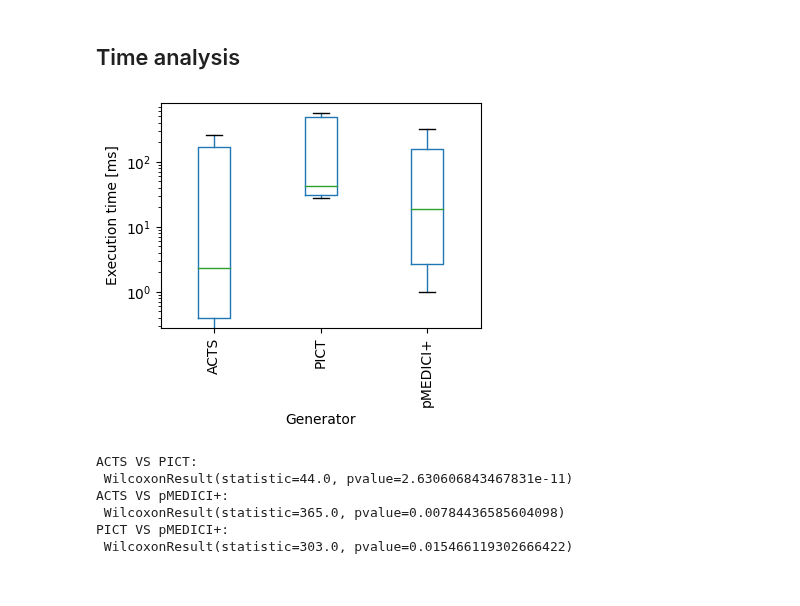
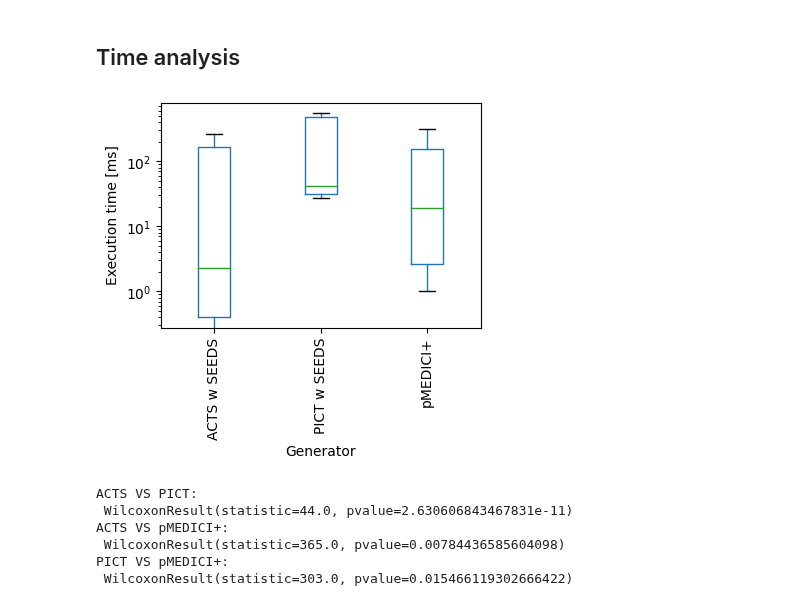
Before and after one commit to fmselab/ct-tools, a Jupyter notebook: IncrementalCitGeneration/experiments/AnalysisExperimentsTSCP.ipynb, the cells around one changed output. Saved outputs shown, nothing was run; the diff lists cells and outputs as text; code cells hidden in the pictures.

```diff
--- a/IncrementalCitGeneration/experiments/AnalysisExperimentsTSCP.ipynb
+++ b/IncrementalCitGeneration/experiments/AnalysisExperimentsTSCP.ipynb
@@ -130,25 +154,26 @@ pMEDICI+   125.533333
 # %%
 # Filter only data with PercentageOfOldTsKept = 80
 dfExecutionTime = dfFiltered[dfFiltered['PercentageOfOldTsKept'] == 80]
 # Extract the execution time of different generators
 dfExecutionTime = dfExecutionTime[['Generator','TSTime']]
 # Remove rows referred to pMEDICI
 dfExecutionTime = dfExecutionTime[~ (dfExecutionTime['Generator'] ==  'pMEDICI')]
 
 # Boxplot the execution time of different generators and remove the outliers
 ax = dfExecutionTime.boxplot(by='Generator', showfliers=False, grid=False, rot=90)
 ax.set_yscale('log')
 ax.set_ylabel('Execution time [ms]')
+ax.set_xticklabels(['ACTS w SEEDS', 'PICT w SEEDS', 'pMEDICI+'])
 ax.set_xlabel('Generator')
 ax.set_title('')
 plt.suptitle('')
 # Set the figure size
 fig = plt.gcf()
 fig.set_size_inches(4, 3)
 # Export the figure in PDF
 plt.savefig("pictures/TSCP_TS_Time.pdf", bbox_inches='tight')
 # %% [output]
-[figure, old version]
+[figure, new version]
 # %%
 # Execute a Wilcoxon Signed-Rank test among each couple of Generators investigating the TSTime
 generators = dfExecutionTime['Generator'].unique()
```
Also changed, not shown: parts of 3 cells of this notebook, 17 other files.
